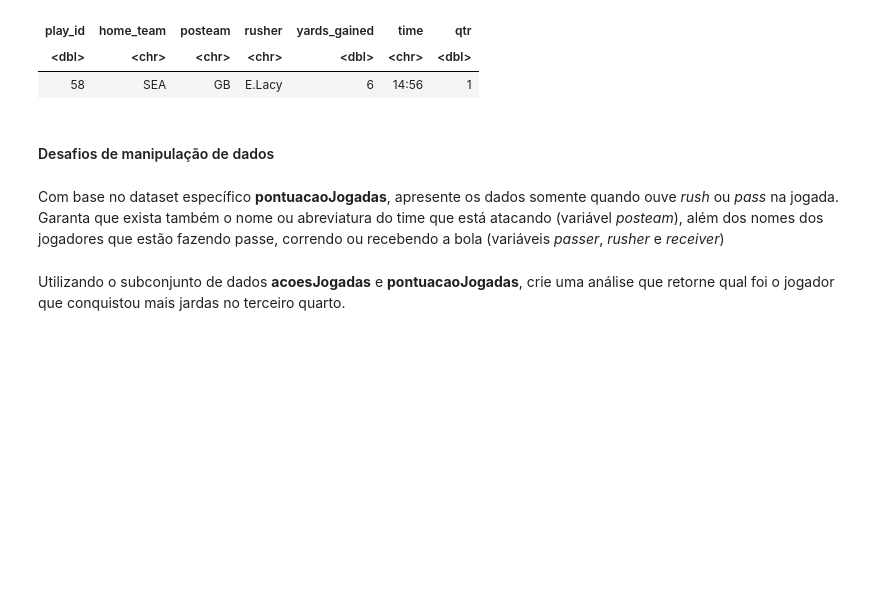
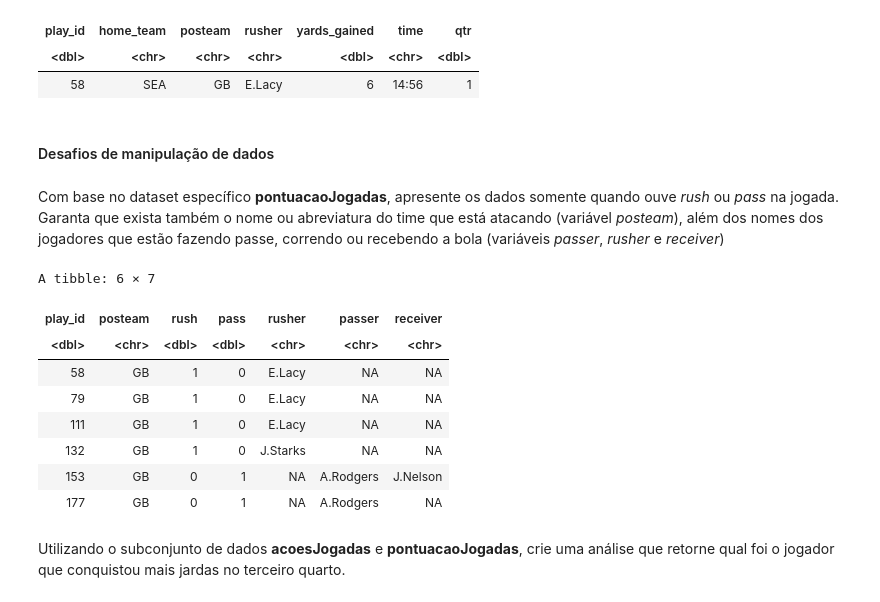
Before and after one commit to Faradezo/trilha7, a Jupyter notebook: Trilha7.ipynb, the cells around one changed output. Cells and saved outputs as stored; diff of their text form; code cells hidden in the pictures; blank space fills up the shorter version.

```diff
--- a/Trilha7.ipynb
+++ b/Trilha7.ipynb
@@ -307,2 +300,17 @@ Com base no dataset específico **pontuacaoJogadas**, apresente os dados somente
+# %%
+pontuacaoJogadas %>% #Dataset
+select(play_id, posteam, rush, pass, rusher, passer, receiver) %>% #seleção de variáveis
+filter( rush == 1 | pass ==1 ) %>% #filtro de dados
+head()
+# %% [output]
+A tibble: 6 × 7
+| play_id | posteam | rush | pass | rusher | passer | receiver |
+| <dbl> | <chr> | <dbl> | <dbl> | <chr> | <chr> | <chr> |
+| 58 | GB | 1 | 0 | E.Lacy | NA | NA |
+| 79 | GB | 1 | 0 | E.Lacy | NA | NA |
+| 111 | GB | 1 | 0 | E.Lacy | NA | NA |
+| 132 | GB | 1 | 0 | J.Starks | NA | NA |
+| 153 | GB | 0 | 1 | NA | A.Rodgers | J.Nelson |
+| 177 | GB | 0 | 1 | NA | A.Rodgers | NA |
 # %% [markdown]
 Utilizando o subconjunto de dados **acoesJogadas** e **pontuacaoJogadas**, crie uma análise que retorne qual foi o jogador que conquistou mais jardas no terceiro quarto.
```
Also changed, not shown: parts of 10 cells of this notebook.
